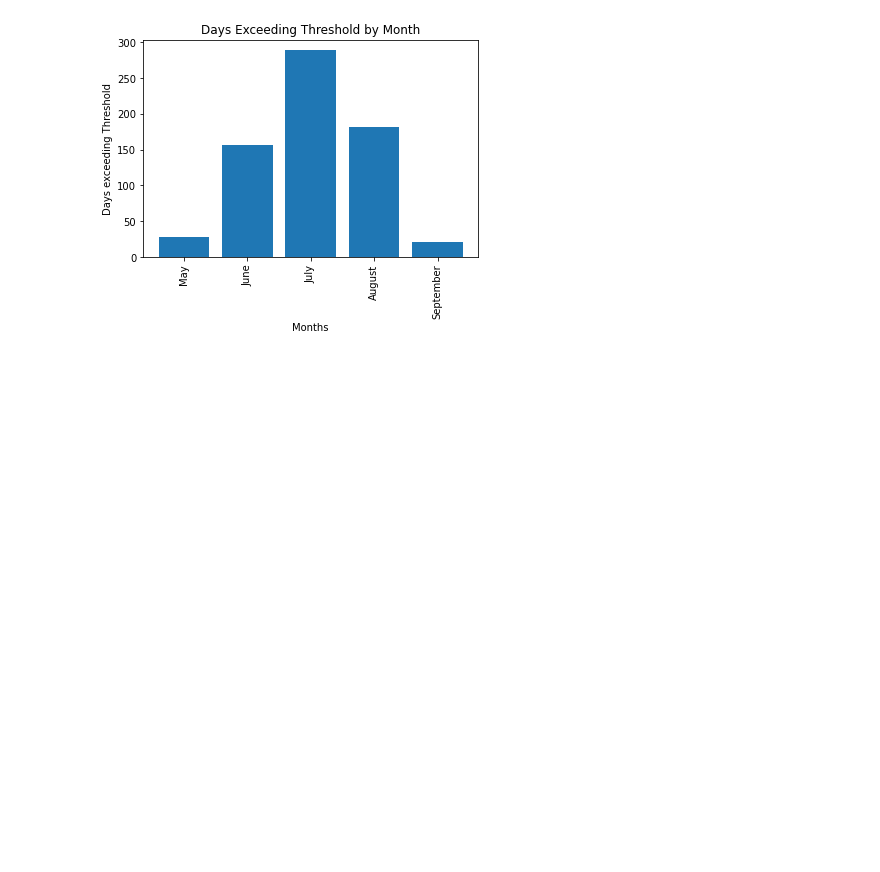
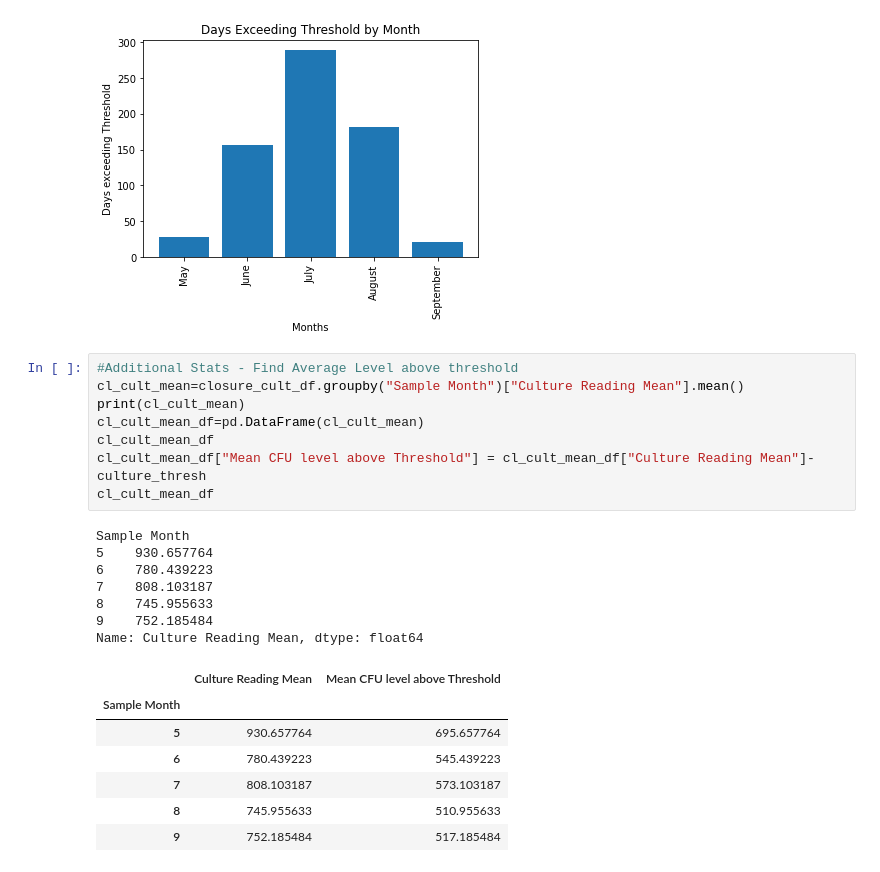
Before and after one commit to ander1908/Bootcamp_Project1, a Jupyter notebook: MostClosures_Stephen.ipynb, the cells around one changed output. Cells and saved outputs as stored; diff of their text form; blank space fills up the shorter version.

```diff
--- a/MostClosures_Stephen.ipynb
+++ b/MostClosures_Stephen.ipynb
@@ -182,3 +182,26 @@ plt.ylabel("Days exceeding Threshold")
 # %% [output]
 Text(0, 0.5, 'Days exceeding Threshold')
 [figure]
+# %%
+#Additional Stats - Find Average Level above threshold
+cl_cult_mean=closure_cult_df.groupby("Sample Month")["Culture Reading Mean"].mean()
+print(cl_cult_mean)
+cl_cult_mean_df=pd.DataFrame(cl_cult_mean)
+cl_cult_mean_df
+cl_cult_mean_df["Mean CFU level above Threshold"] = cl_cult_mean_df["Culture Reading Mean"]-culture_thresh
+cl_cult_mean_df
+# %% [output]
+Sample Month
+5    930.657764
+6    780.439223
+7    808.103187
+8    745.955633
+9    752.185484
+Name: Culture Reading Mean, dtype: float64
+|  | Culture Reading Mean | Mean CFU level above Threshold |
+| Sample Month |  |  |
+| 5 | 930.657764 | 695.657764 |
+| 6 | 780.439223 | 545.439223 |
+| 7 | 808.103187 | 573.103187 |
+| 8 | 745.955633 | 510.955633 |
+| 9 | 752.185484 | 517.185484 |
```
Also changed, not shown: parts of 3 cells of this notebook.
